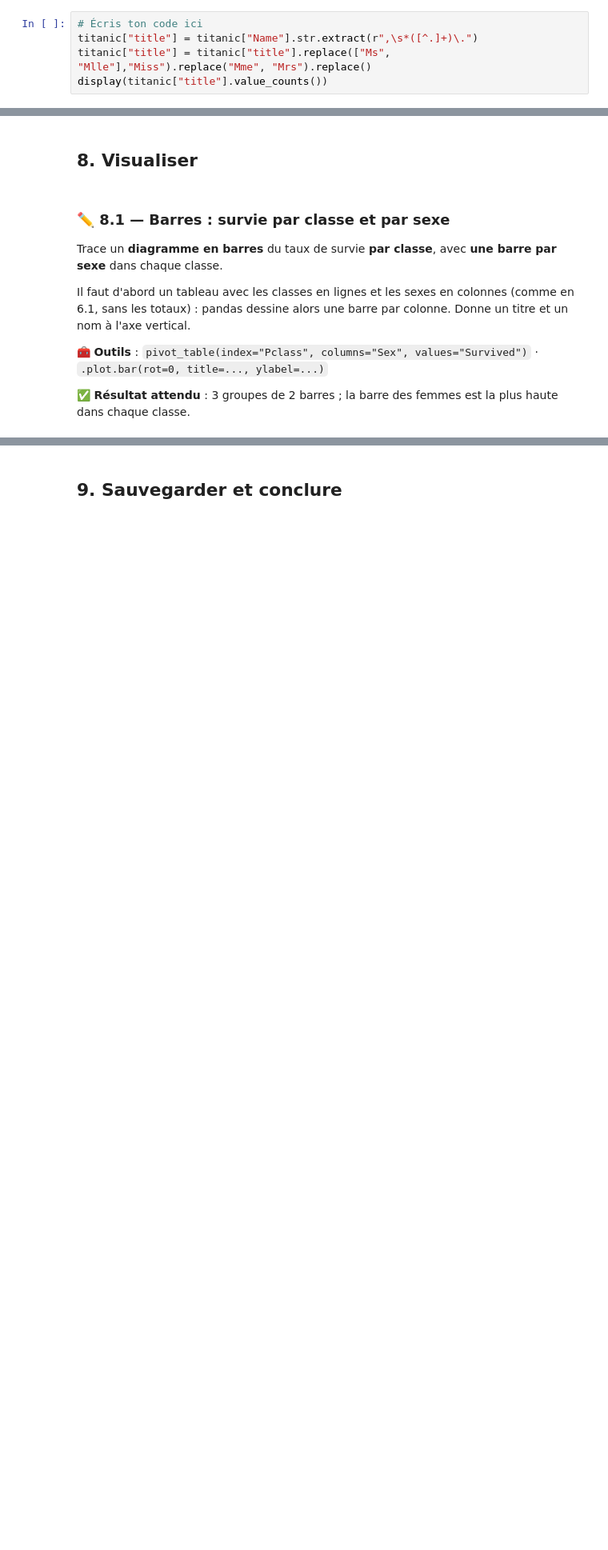
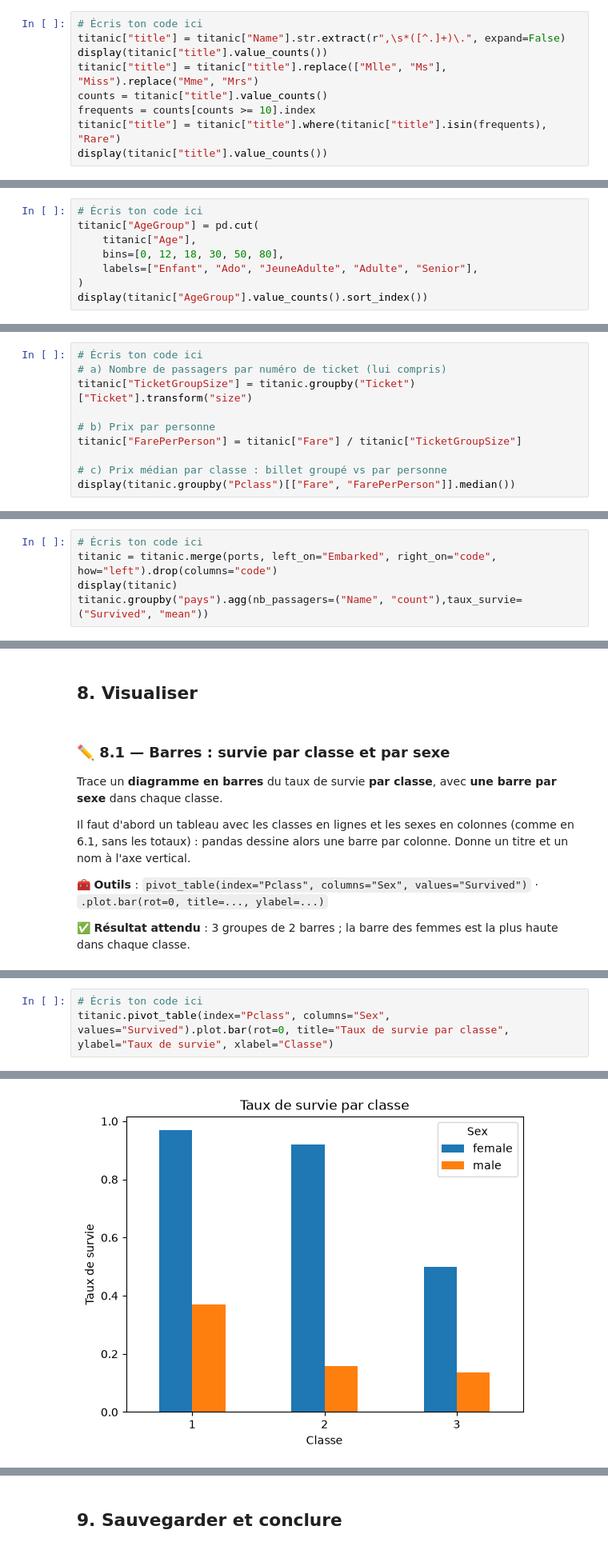
Before and after one commit to Loic0427/brief-titanic, a Jupyter notebook: 2_adapter_pandas_titanic.ipynb, the cells around one changed output, grey strips where cells are left out. Shown at 80% size. Drawn from its saved outputs; the diff is of its cells as text; blank space fills up the shorter version.

```diff
--- a/2_adapter_pandas_titanic.ipynb
+++ b/2_adapter_pandas_titanic.ipynb
@@ -507,9 +498,13 @@ Crée une colonne `Title` qui contient le titre de chaque passager (Mr, Mrs, Mis
 ✅ **Résultat attendu** : à la fin, 5 titres : **Mr 517**, **Miss 185**, **Mrs 126**, **Master 40**, **Rare 23**.
 # %%
 # Écris ton code ici
-titanic["title"] = titanic["Name"].str.extract(r",\s*([^.]+)\.")
-titanic["title"] = titanic["title"].replace(["Ms", "Mlle"],"Miss").replace("Mme", "Mrs").replace()
+titanic["title"] = titanic["Name"].str.extract(r",\s*([^.]+)\.", expand=False)
 display(titanic["title"].value_counts())
+titanic["title"] = titanic["title"].replace(["Mlle", "Ms"], "Miss").replace("Mme", "Mrs")
+counts = titanic["title"].value_counts()
+frequents = counts[counts >= 10].index
+titanic["title"] = titanic["title"].where(titanic["title"].isin(frequents), "Rare")
+display(titanic["title"].value_counts())
 # %% [output]
 title
 Mr              517
@@ -549,0 +553,8 @@ Crée `AgeGroup` en découpant l'âge en 5 tranches, puis affiche le nombre de p
+# %%
+# Écris ton code ici
+titanic["AgeGroup"] = pd.cut(
+    titanic["Age"],
+    bins=[0, 12, 18, 30, 50, 80],
+    labels=["Enfant", "Ado", "JeuneAdulte", "Adulte", "Senior"],
+)
+display(titanic["AgeGroup"].value_counts().sort_index())
@@ -562,0 +580,10 @@ En 3.3, tu as vu que le prix `Fare` est celui du **billet groupé** : plusieurs
+# %%
+# Écris ton code ici
+# a) Nombre de passagers par numéro de ticket (lui compris)
+titanic["TicketGroupSize"] = titanic.groupby("Ticket")["Ticket"].transform("size")
+
+# b) Prix par personne
+titanic["FarePerPerson"] = titanic["Fare"] / titanic["TicketGroupSize"]
+
+# c) Prix médian par classe : billet groupé vs par personne
+display(titanic.groupby("Pclass")[["Fare", "FarePerPerson"]].median())
@@ -663,0 +767,5 @@ Ajoute à chaque passager la **ville** et le **pays** d'embarquement, en joignan
+# %%
+# Écris ton code ici
+titanic = titanic.merge(ports, left_on="Embarked", right_on="code", how="left").drop(columns="code")
+display(titanic)
+titanic.groupby("pays").agg(nb_passagers=("Name", "count"),taux_survie=("Survived", "mean"))
@@ -691,0 +825,4 @@ Il faut d'abord un tableau avec les classes en lignes et les sexes en colonnes (
+# %%
+# Écris ton code ici
+titanic.pivot_table(index="Pclass", columns="Sex", values="Survived").plot.bar(rot=0, title="Taux de survie par classe", ylabel="Taux de survie", xlabel="Classe")
+# %% [output]
@@ -692,3 +830,4 @@ Il faut d'abord un tableau avec les classes en lignes et les sexes en colonnes (
+[figure, added]
 # %% [markdown]
 ### ✏️ 8.2 — Âge des survivants et des décédés
 
```
Also changed, not shown: parts of 33 cells of this notebook, 1 other file.
